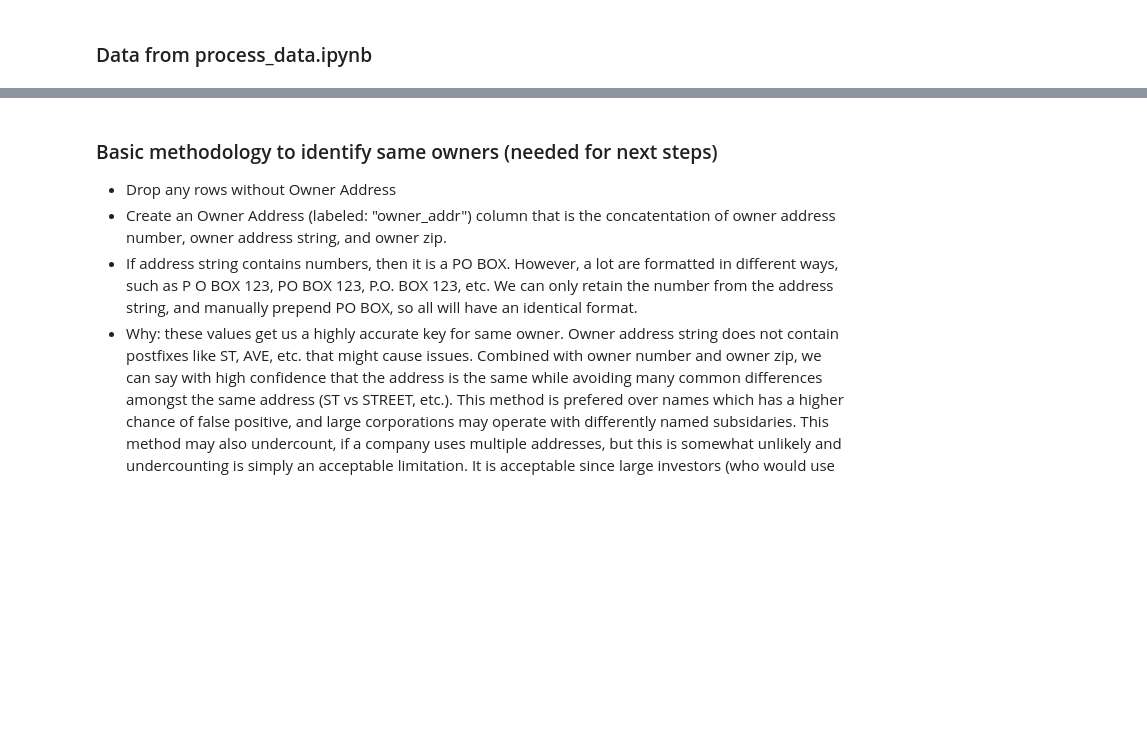
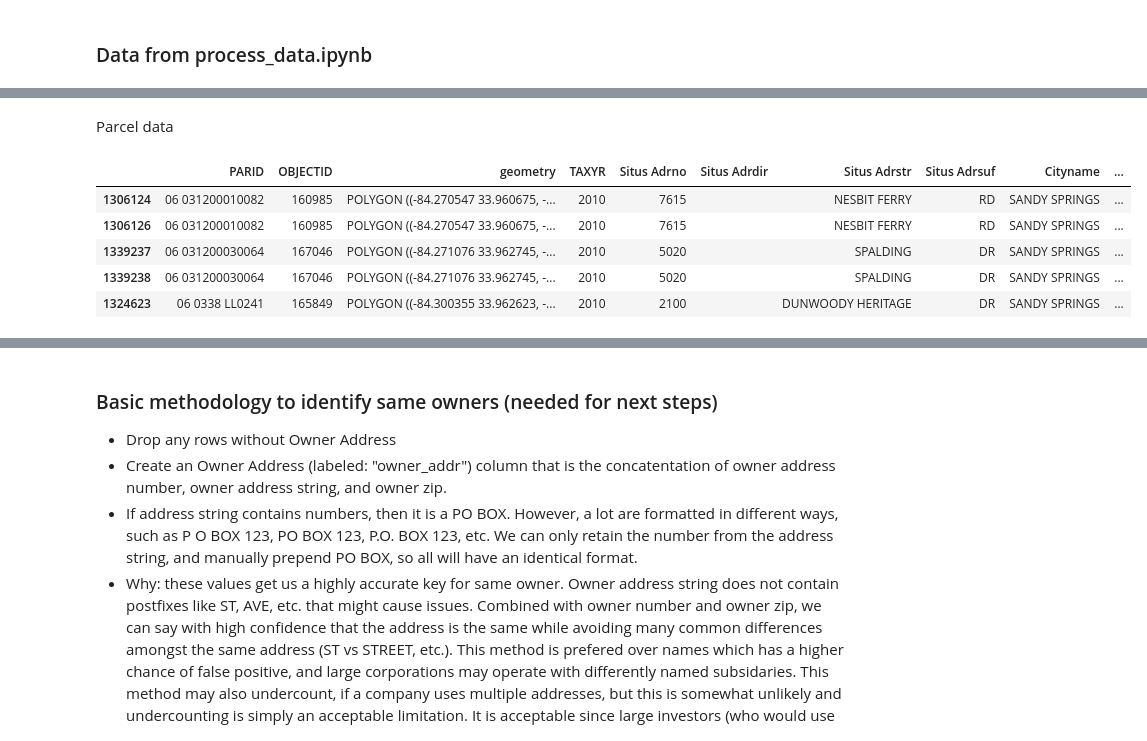
Before and after one commit to Nicholas-Polimeni/wealth-loss-sfr, a Jupyter notebook: analysis.ipynb, the cells around one changed output, grey strips where cells are left out. Drawn from its saved outputs; the diff is of its cells as text; code cells hidden in the pictures; blank space fills up the shorter version.

```diff
--- a/analysis.ipynb
+++ b/analysis.ipynb
@@ -54,0 +70,12 @@ digest_full_geo_nbhd = pd.read_parquet("./output/digest_full_geo_nbhd.parquet")
+# %% [markdown]
+Parcel data
+# %%
+# Investigate the cause of TAXYR, PARID duplicate keys
+digest_full_geo_nbhd[digest_full_geo_nbhd.duplicated(subset=["TAXYR", "PARID"], keep=False)].sort_values(by=["TAXYR", "PARID"]).head(5)
+# %% [output]
+|  | PARID | OBJECTID | geometry | TAXYR | Situs Adrno | Situs Adrdir | Situs Adrstr | Situs Adrsuf | Cityname | ... |
+| 1306124 | 06 031200010082 | 160985 | POLYGON ((-84.270547 33.960675, -... | 2010 | 7615 |  | NESBIT FERRY | RD | SANDY SPRINGS | ... |
+| 1306126 | 06 031200010082 | 160985 | POLYGON ((-84.270547 33.960675, -... | 2010 | 7615 |  | NESBIT FERRY | RD | SANDY SPRINGS | ... |
+| 1339237 | 06 031200030064 | 167046 | POLYGON ((-84.271076 33.962745, -... | 2010 | 5020 |  | SPALDING | DR | SANDY SPRINGS | ... |
+| 1339238 | 06 031200030064 | 167046 | POLYGON ((-84.271076 33.962745, -... | 2010 | 5020 |  | SPALDING | DR | SANDY SPRINGS | ... |
+| 1324623 | 06 0338 LL0241 | 165849 | POLYGON ((-84.300355 33.962623, -... | 2010 | 2100 |  | DUNWOODY HERITAGE | DR | SANDY SPRINGS | ... |
```
Also changed, not shown: parts of 22 cells of this notebook.
